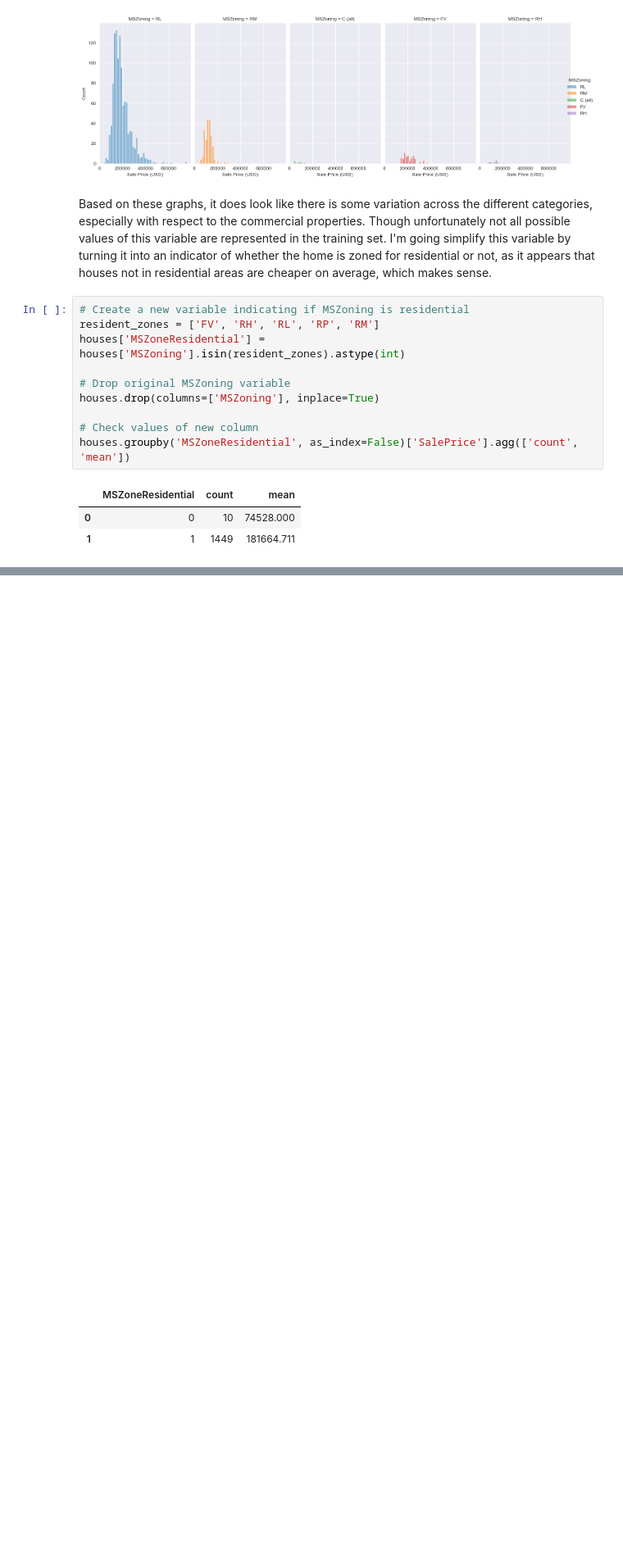
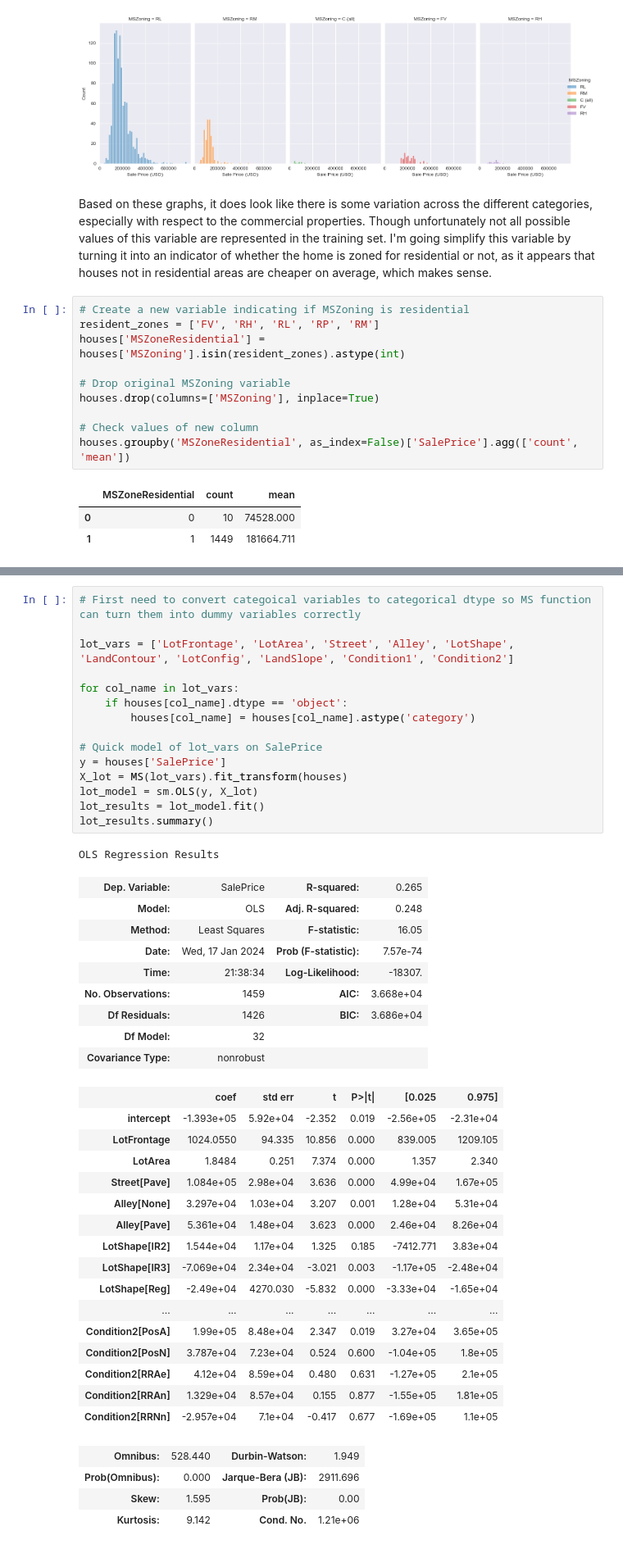
Before and after one commit to faupel15/Housing_Price_Prediction, a Jupyter notebook: Housing_Price_Prediction.ipynb, the cells around one changed output, grey strips where cells are left out. Shown at 82% size. Cells and saved outputs as stored; diff of their text form; blank space fills up the shorter version.

```diff
--- a/Housing_Price_Prediction.ipynb
+++ b/Housing_Price_Prediction.ipynb
@@ -944,0 +1020,46 @@ houses.groupby('MSZoneResidential', as_index=False)['SalePrice'].agg(['count', '
+# %%
+# First need to convert categoical variables to categorical dtype so MS function can turn them into dummy variables correctly
+
+lot_vars = ['LotFrontage', 'LotArea', 'Street', 'Alley', 'LotShape', 'LandContour', 'LotConfig', 'LandSlope', 'Condition1', 'Condition2']
+
+for col_name in lot_vars:
+    if houses[col_name].dtype == 'object':
+        houses[col_name] = houses[col_name].astype('category')
+
+# Quick model of lot_vars on SalePrice
+y = houses['SalePrice']
+X_lot = MS(lot_vars).fit_transform(houses)
+lot_model = sm.OLS(y, X_lot)
+lot_results = lot_model.fit()
+lot_results.summary()
+# %% [output]
+OLS Regression Results
+| Dep. Variable: | SalePrice | R-squared: | 0.265 |
+| Model: | OLS | Adj. R-squared: | 0.248 |
+| Method: | Least Squares | F-statistic: | 16.05 |
+| Date: | Wed, 17 Jan 2024 | Prob (F-statistic): | 7.57e-74 |
+| Time: | 21:38:34 | Log-Likelihood: | -18307. |
+| No. Observations: | 1459 | AIC: | 3.668e+04 |
+| Df Residuals: | 1426 | BIC: | 3.686e+04 |
+| Df Model: | 32 |  |  |
+| Covariance Type: | nonrobust |  |  |
+|  | coef | std err | t | P>|t| | [0.025 | 0.975] |
+| intercept | -1.393e+05 | 5.92e+04 | -2.352 | 0.019 | -2.56e+05 | -2.31e+04 |
+| LotFrontage | 1024.0550 | 94.335 | 10.856 | 0.000 | 839.005 | 1209.105 |
+| LotArea | 1.8484 | 0.251 | 7.374 | 0.000 | 1.357 | 2.340 |
+| Street[Pave] | 1.084e+05 | 2.98e+04 | 3.636 | 0.000 | 4.99e+04 | 1.67e+05 |
+| Alley[None] | 3.297e+04 | 1.03e+04 | 3.207 | 0.001 | 1.28e+04 | 5.31e+04 |
+| Alley[Pave] | 5.361e+04 | 1.48e+04 | 3.623 | 0.000 | 2.46e+04 | 8.26e+04 |
+| LotShape[IR2] | 1.544e+04 | 1.17e+04 | 1.325 | 0.185 | -7412.771 | 3.83e+04 |
+| LotShape[IR3] | -7.069e+04 | 2.34e+04 | -3.021 | 0.003 | -1.17e+05 | -2.48e+04 |
+| LotShape[Reg] | -2.49e+04 | 4270.030 | -5.832 | 0.000 | -3.33e+04 | -1.65e+04 |
+| ... | ... | ... | ... | ... | ... | ... |
+| Condition2[PosA] | 1.99e+05 | 8.48e+04 | 2.347 | 0.019 | 3.27e+04 | 3.65e+05 |
+| Condition2[PosN] | 3.787e+04 | 7.23e+04 | 0.524 | 0.600 | -1.04e+05 | 1.8e+05 |
+| Condition2[RRAe] | 4.12e+04 | 8.59e+04 | 0.480 | 0.631 | -1.27e+05 | 2.1e+05 |
+| Condition2[RRAn] | 1.329e+04 | 8.57e+04 | 0.155 | 0.877 | -1.55e+05 | 1.81e+05 |
+| Condition2[RRNn] | -2.957e+04 | 7.1e+04 | -0.417 | 0.677 | -1.69e+05 | 1.1e+05 |
+| Omnibus: | 528.440 | Durbin-Watson: | 1.949 |
+| Prob(Omnibus): | 0.000 | Jarque-Bera (JB): | 2911.696 |
+| Skew: | 1.595 | Prob(JB): | 0.00 |
+| Kurtosis: | 9.142 | Cond. No. | 1.21e+06 |
```
Also changed, not shown: parts of 6 cells of this notebook.
